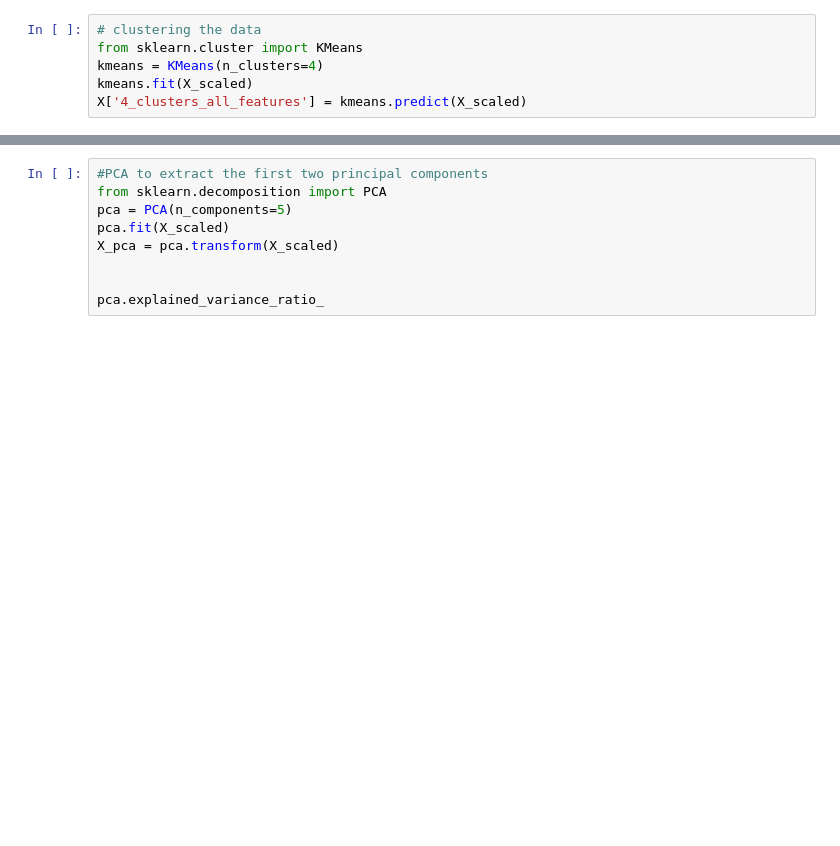
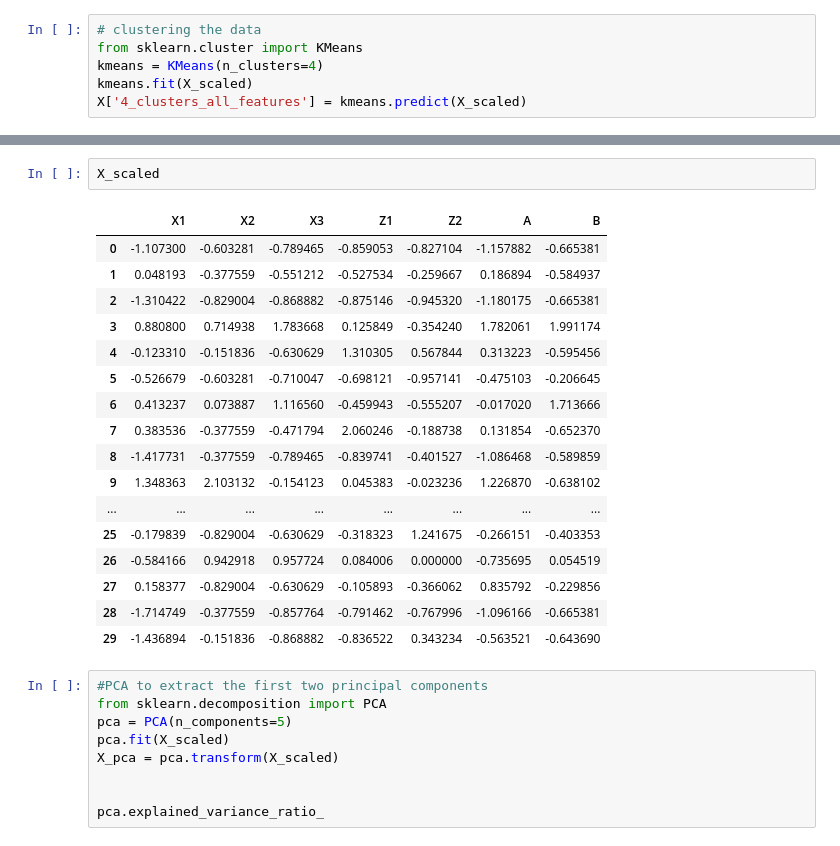
Before and after one commit to sathwik238/UCONN_CLAS, a Jupyter notebook: clustering_analysis.ipynb, the cells around one changed output, grey strips where cells are left out. Drawn from its saved outputs; the diff is of its cells as text; blank space fills up the shorter version.

```diff
--- a/clustering_analysis.ipynb
+++ b/clustering_analysis.ipynb
@@ -116,3 +158,23 @@ plt.show()
+# %%
+X_scaled
+# %% [output]
+|  | X1 | X2 | X3 | Z1 | Z2 | A | B |
+| 0 | -1.107300 | -0.603281 | -0.789465 | -0.859053 | -0.827104 | -1.157882 | -0.665381 |
+| 1 | 0.048193 | -0.377559 | -0.551212 | -0.527534 | -0.259667 | 0.186894 | -0.584937 |
+| 2 | -1.310422 | -0.829004 | -0.868882 | -0.875146 | -0.945320 | -1.180175 | -0.665381 |
+| 3 | 0.880800 | 0.714938 | 1.783668 | 0.125849 | -0.354240 | 1.782061 | 1.991174 |
+| 4 | -0.123310 | -0.151836 | -0.630629 | 1.310305 | 0.567844 | 0.313223 | -0.595456 |
+| 5 | -0.526679 | -0.603281 | -0.710047 | -0.698121 | -0.957141 | -0.475103 | -0.206645 |
+| 6 | 0.413237 | 0.073887 | 1.116560 | -0.459943 | -0.555207 | -0.017020 | 1.713666 |
+| 7 | 0.383536 | -0.377559 | -0.471794 | 2.060246 | -0.188738 | 0.131854 | -0.652370 |
+| 8 | -1.417731 | -0.377559 | -0.789465 | -0.839741 | -0.401527 | -1.086468 | -0.589859 |
+| 9 | 1.348363 | 2.103132 | -0.154123 | 0.045383 | -0.023236 | 1.226870 | -0.638102 |
+| ... | ... | ... | ... | ... | ... | ... | ... |
+| 25 | -0.179839 | -0.829004 | -0.630629 | -0.318323 | 1.241675 | -0.266151 | -0.403353 |
+| 26 | -0.584166 | 0.942918 | 0.957724 | 0.084006 | 0.000000 | -0.735695 | 0.054519 |
+| 27 | 0.158377 | -0.829004 | -0.630629 | -0.105893 | -0.366062 | 0.835792 | -0.229856 |
+| 28 | -1.714749 | -0.377559 | -0.857764 | -0.791462 | -0.767996 | -1.096166 | -0.665381 |
+| 29 | -1.436894 | -0.151836 | -0.868882 | -0.836522 | 0.343234 | -0.563521 | -0.643690 |
 # %%
 #PCA to extract the first two principal components
 from sklearn.decomposition import PCA
```
Also changed, not shown: parts of 10 cells of this notebook, 1 other file.
